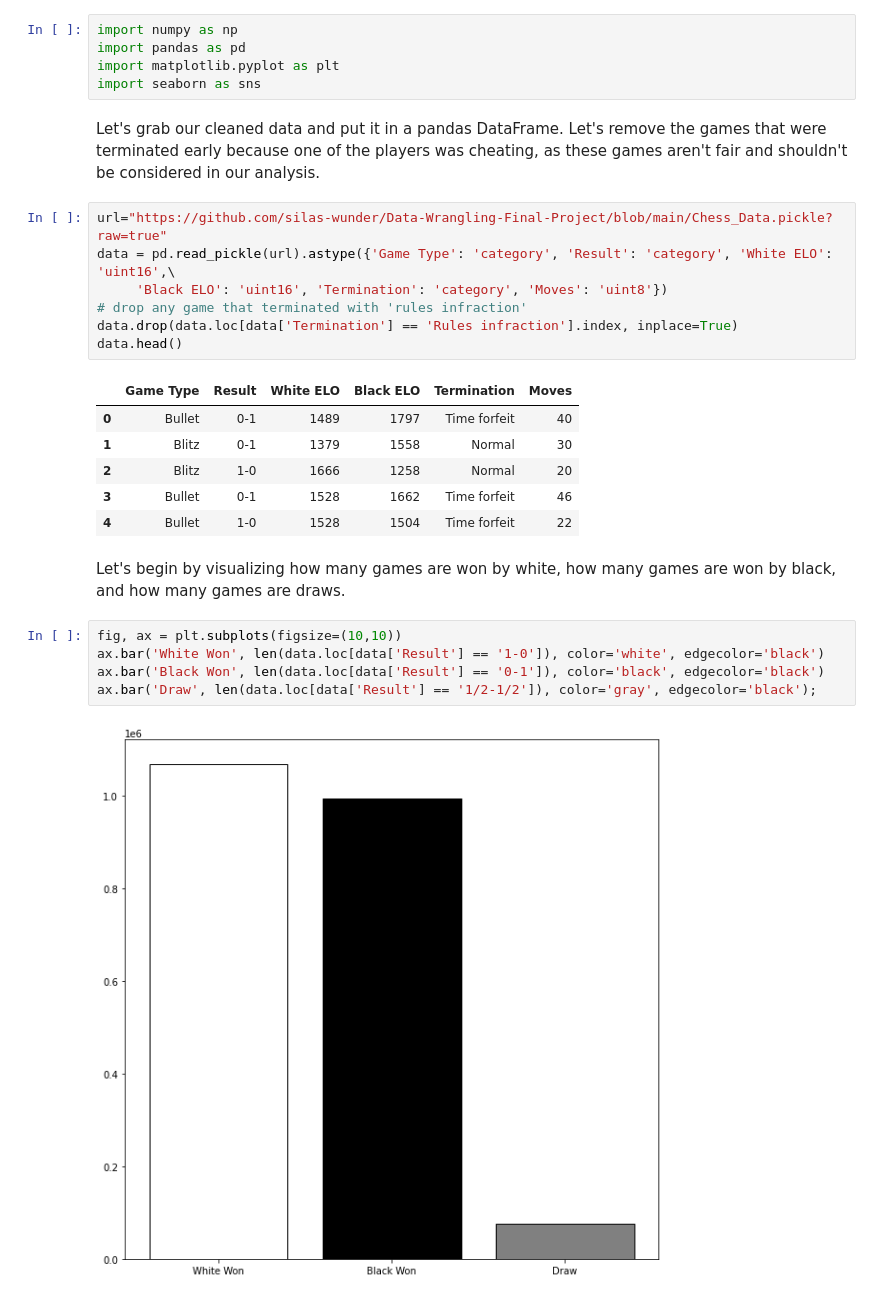
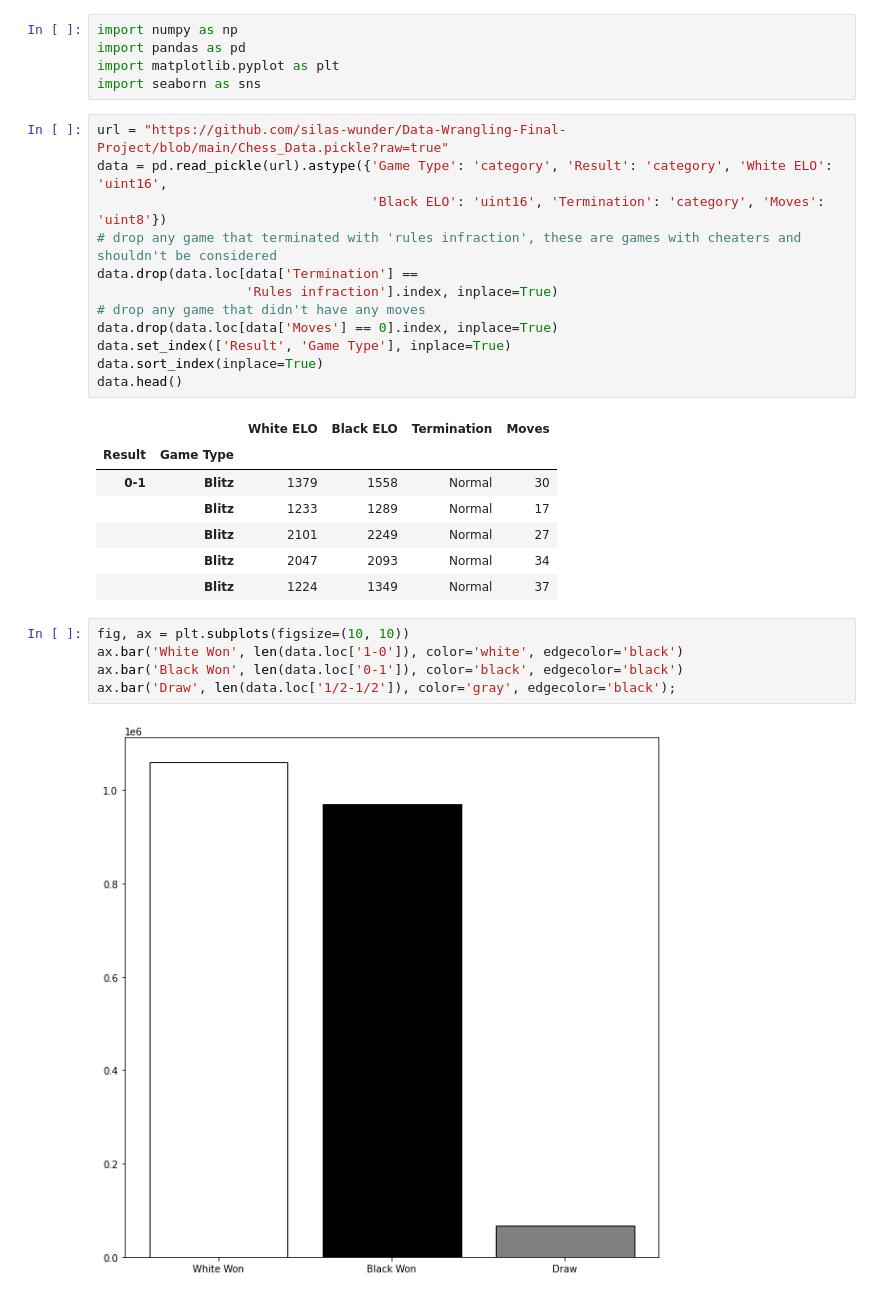
Before and after one commit to silas-wunder/Data-Wrangling-Final-Project, a Jupyter notebook: data_analysis.ipynb, the cells around one changed output. Drawn from its saved outputs; the diff is of its cells as text.

Commit message:
reindexed dataframe

```diff
--- a/data_analysis.ipynb
+++ b/data_analysis.ipynb
@@ -5,28 +3,30 @@ import numpy as np
 import pandas as pd
 import matplotlib.pyplot as plt
 import seaborn as sns
-# %% [markdown]
-Let's grab our cleaned data and put it in a pandas DataFrame. Let's remove the games that were terminated early because one of the players was cheating, as these games aren't fair and shouldn't be considered in our analysis.
 # %%
-url="https://github.com/silas-wunder/Data-Wrangling-Final-Project/blob/main/Chess_Data.pickle?raw=true"
-data = pd.read_pickle(url).astype({'Game Type': 'category', 'Result': 'category', 'White ELO': 'uint16',\
-     'Black ELO': 'uint16', 'Termination': 'category', 'Moves': 'uint8'})
-# drop any game that terminated with 'rules infraction'
-data.drop(data.loc[data['Termination'] == 'Rules infraction'].index, inplace=True)
+url = "https://github.com/silas-wunder/Data-Wrangling-Final-Project/blob/main/Chess_Data.pickle?raw=true"
+data = pd.read_pickle(url).astype({'Game Type': 'category', 'Result': 'category', 'White ELO': 'uint16',
+                                   'Black ELO': 'uint16', 'Termination': 'category', 'Moves': 'uint8'})
+# drop any game that terminated with 'rules infraction', these are games with cheaters and shouldn't be considered
+data.drop(data.loc[data['Termination'] ==
+                   'Rules infraction'].index, inplace=True)
+# drop any game that didn't have any moves
+data.drop(data.loc[data['Moves'] == 0].index, inplace=True)
+data.set_index(['Result', 'Game Type'], inplace=True)
+data.sort_index(inplace=True)
 data.head()
 # %% [output]
-|  | Game Type | Result | White ELO | Black ELO | Termination | Moves |
-| 0 | Bullet | 0-1 | 1489 | 1797 | Time forfeit | 40 |
-| 1 | Blitz | 0-1 | 1379 | 1558 | Normal | 30 |
-| 2 | Blitz | 1-0 | 1666 | 1258 | Normal | 20 |
-| 3 | Bullet | 0-1 | 1528 | 1662 | Time forfeit | 46 |
-| 4 | Bullet | 1-0 | 1528 | 1504 | Time forfeit | 22 |
+|  |  | White ELO | Black ELO | Termination | Moves |
+| Result | Game Type |  |  |  |  |
+| 0-1 | Blitz | 1379 | 1558 | Normal | 30 |
+|  | Blitz | 1233 | 1289 | Normal | 17 |
+|  | Blitz | 2101 | 2249 | Normal | 27 |
+|  | Blitz | 2047 | 2093 | Normal | 34 |
+|  | Blitz | 1224 | 1349 | Normal | 37 |
-# %% [markdown]
-Let's begin by visualizing how many games are won by white, how many games are won by black, and how many games are draws.
 # %%
-fig, ax = plt.subplots(figsize=(10,10))
-ax.bar('White Won', len(data.loc[data['Result'] == '1-0']), color='white', edgecolor='black')
-ax.bar('Black Won', len(data.loc[data['Result'] == '0-1']), color='black', edgecolor='black')
-ax.bar('Draw', len(data.loc[data['Result'] == '1/2-1/2']), color='gray', edgecolor='black');
+fig, ax = plt.subplots(figsize=(10, 10))
+ax.bar('White Won', len(data.loc['1-0']), color='white', edgecolor='black')
+ax.bar('Black Won', len(data.loc['0-1']), color='black', edgecolor='black')
+ax.bar('Draw', len(data.loc['1/2-1/2']), color='gray', edgecolor='black');
 # %% [output]
-[figure, old version]
+[figure, new version]
```
Also changed, not shown: parts of 14 cells of this notebook.
